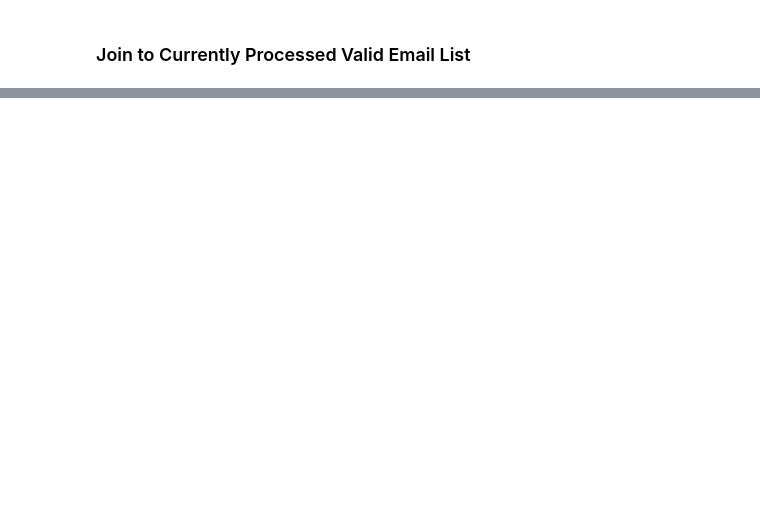
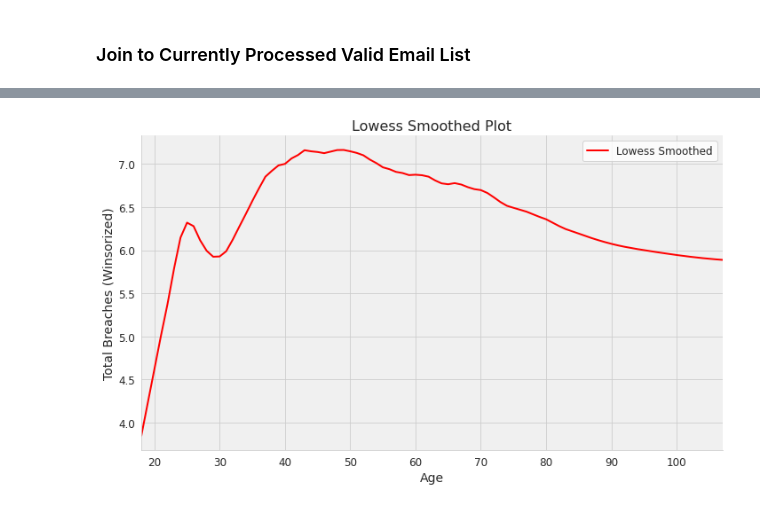
Before and after one commit to themains/reg_breach, a Jupyter notebook: notebooks/03_concat_fl_dat_analyze.ipynb, the cells around one changed output, grey strips where cells are left out. Cells and saved outputs as stored; diff of their text form; code cells hidden in the pictures; blank space fills up the shorter version.

```diff
--- a/notebooks/03_concat_fl_dat_analyze.ipynb
+++ b/notebooks/03_concat_fl_dat_analyze.ipynb
@@ -211,0 +219,2 @@ fin_df.fillna(0).describe()
+# %%
+fin_df.fillna(0, inplace = True)
@@ -211,0 +290,9 @@ fin_df.fillna(0).describe()
+# %%
+# Recode Age
+
+fin_df['age'] = 2022 - pd.to_datetime(fin_df['birth_yr'], format='%m/%d/%Y').dt.year
+age_buckets = [0, 25, 50, 65, 120]
+labels = ['<25', '25--50', '50--65', '65+']
+
+fin_df['age_lab'] = pd.cut(fin_df['age'], bins = age_buckets, labels = labels)
+fin_df['age_lab'].value_counts()
@@ -211,0 +358,38 @@ fin_df.fillna(0).describe()
+# %%
+# Let's winsorize or we can lowess over medians
+from scipy.stats.mstats import winsorize
+winsorized_breaches = winsorize(fin_df['total_breaches'], limits=(0.0, 0.2))
+
+lowess_model = lowess(winsorized_breaches, fin_df['age'], frac=0.07)
+
+# Create the plot using seaborn and matplotlib
+sns.set_style("whitegrid")  # Set the plot style
+plt.figure(figsize=(10, 6))
+plt.plot(lowess_model[:, 0], lowess_model[:, 1], color='red', linewidth=2, label='Lowess Smoothed')
+
+plt.xlabel('Age', fontsize=14)
+plt.ylabel('Total Breaches (Winsorized)', fontsize=14)
+plt.title('Lowess Smoothed Plot', fontsize=16)
+plt.legend(fontsize=12)
+
+# Adjust tick label sizes
+plt.xticks(fontsize=12)
+plt.yticks(fontsize=12)
+
+plt.gca().xaxis.set_major_locator(MultipleLocator(base=10))
+plt.xlim(min(fin_df['age']), max(fin_df['age']))
+
+# Add a light gray background to the plot
+plt.gca().set_facecolor('#f0f0f0')
+
+# Remove right and top spines
+plt.gca().spines['right'].set_visible(False)
+plt.gca().spines['top'].set_visible(False)
+
+
+plt.tight_layout()
+
+plt.savefig('age_winsorized_breaches.png', dpi=300)
+plt.show()
+# %% [output]
+[figure, added]
```
Also changed, not shown: parts of 21 cells of this notebook, 3 other files.
